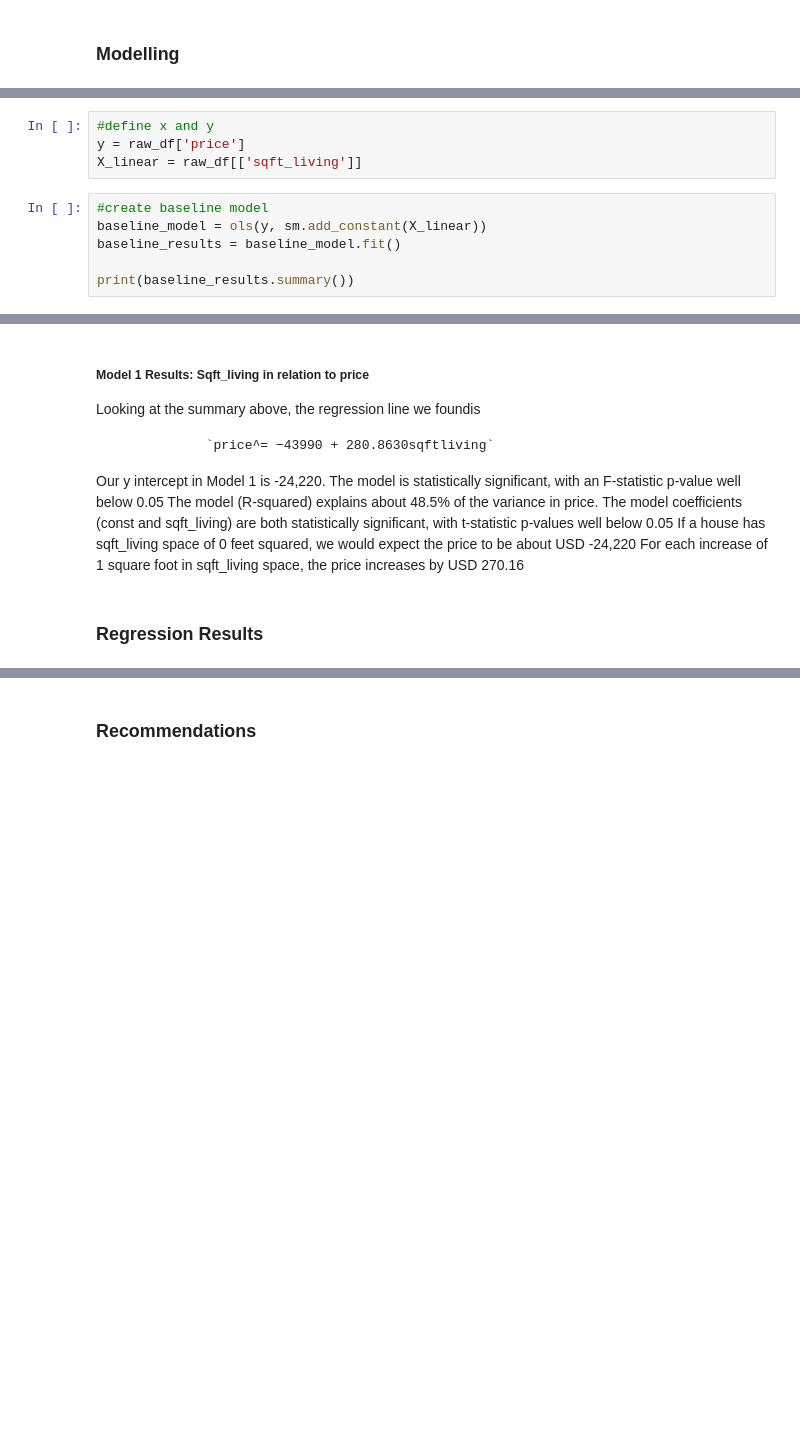
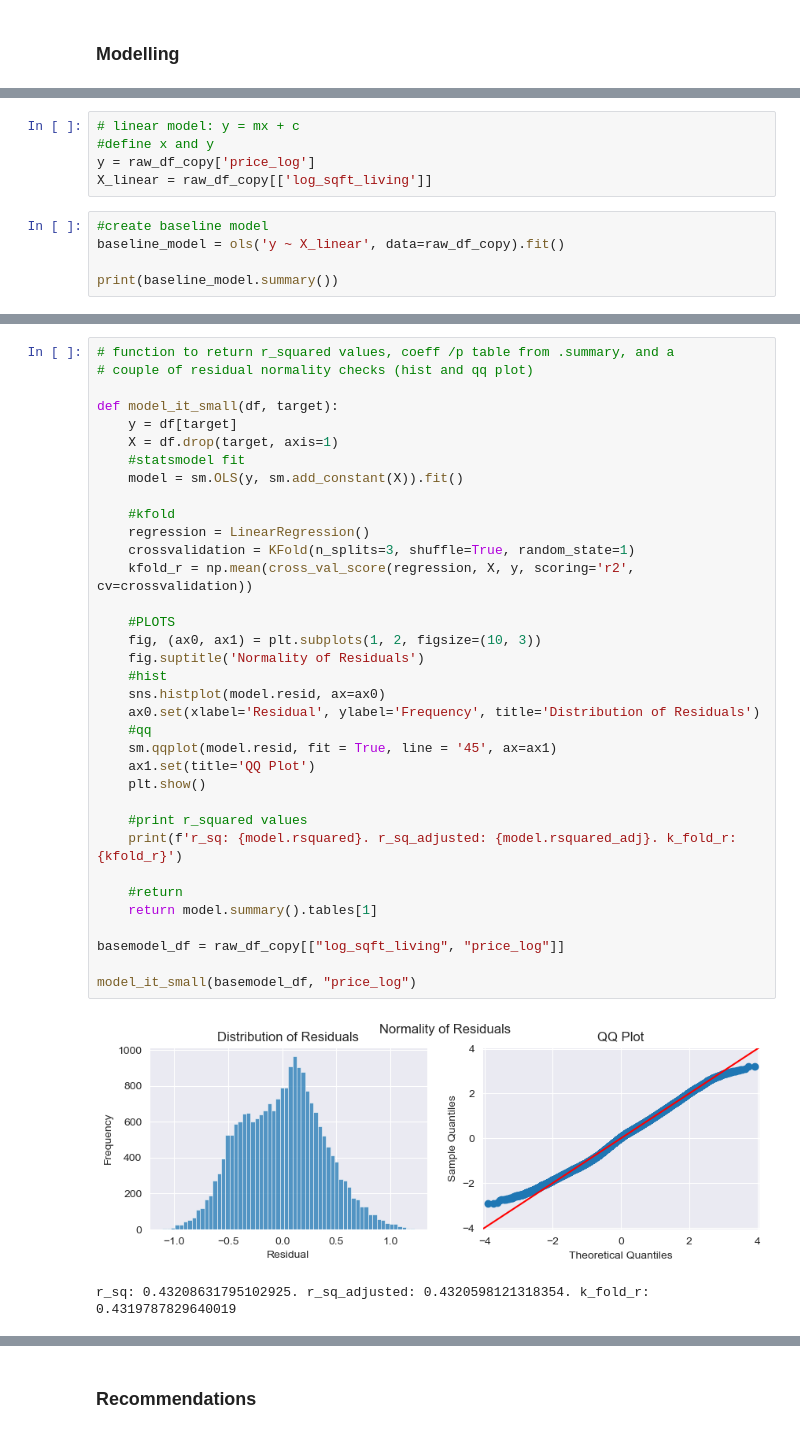
Before and after one commit to kafura0/House_Price_Prediction_KingCounty, a Jupyter notebook: student.ipynb, the cells around one changed output, grey strips where cells are left out. Saved outputs shown, nothing was run; the diff lists cells and outputs as text; blank space fills up the shorter version.

```diff
--- a/student.ipynb
+++ b/student.ipynb
@@ -693,10 +701,10 @@ we opt to use the sqft_living as it has the highest correlation to the price of
 # %%
+# linear model: y = mx + c
 #define x and y
-y = raw_df['price']
-X_linear = raw_df[['sqft_living']]
+y = raw_df_copy['price_log']
+X_linear = raw_df_copy[['log_sqft_living']]
 # %%
 #create baseline model
-baseline_model = ols(y, sm.add_constant(X_linear))
-baseline_results = baseline_model.fit()
+baseline_model = ols('y ~ X_linear', data=raw_df_copy).fit()
 
-print(baseline_results.summary())
+print(baseline_model.summary())
@@ -703,13 +729,38 @@ print(baseline_results.summary())
-# %% [markdown]
-##### Model 1 Results: Sqft_living in relation to price
-Looking at the summary above, the regression line we foundis
-
-                `price^= −43990 + 280.8630sqftliving`
-Our y intercept in Model 1 is -24,220.
-The model is statistically significant, with an F-statistic p-value well below 0.05
-The model (R-squared) explains about 48.5% of the variance in price.
-The model coefficients (const and sqft_living) are both statistically significant, with t-statistic p-values well below 0.05
-If a house has sqft_living space of 0 feet squared, we would expect the price to be about USD -24,220
-For each increase of 1 square foot in sqft_living space, the price increases by USD 270.16
-# %% [markdown]
-### Regression Results
+# %%
+# function to return r_squared values, coeff /p table from .summary, and a
+# couple of residual normality checks (hist and qq plot)
+
+def model_it_small(df, target):
+    y = df[target]
+    X = df.drop(target, axis=1)
+    #statsmodel fit
+    model = sm.OLS(y, sm.add_constant(X)).fit()
+
+    #kfold
+    regression = LinearRegression()
+    crossvalidation = KFold(n_splits=3, shuffle=True, random_state=1)
+    kfold_r = np.mean(cross_val_score(regression, X, y, scoring='r2', cv=crossvalidation))
+
+    #PLOTS
+    fig, (ax0, ax1) = plt.subplots(1, 2, figsize=(10, 3))
+    fig.suptitle('Normality of Residuals')
+    #hist
+    sns.histplot(model.resid, ax=ax0)
+    ax0.set(xlabel='Residual', ylabel='Frequency', title='Distribution of Residuals')
+    #qq
+    sm.qqplot(model.resid, fit = True, line = '45', ax=ax1)
+    ax1.set(title='QQ Plot')
+    plt.show()
+
+    #print r_squared values
+    print(f'r_sq: {model.rsquared}. r_sq_adjusted: {model.rsquared_adj}. k_fold_r: {kfold_r}')
+
+    #return
+    return model.summary().tables[1]
+
+basemodel_df = raw_df_copy[["log_sqft_living", "price_log"]]
+
+model_it_small(basemodel_df, "price_log")
+# %% [output]
+[figure, added]
+r_sq: 0.43208631795102925. r_sq_adjusted: 0.4320598121318354. k_fold_r: 0.4319787829640019
```
Also changed, not shown: parts of 55 cells of this notebook, 1 other file.
